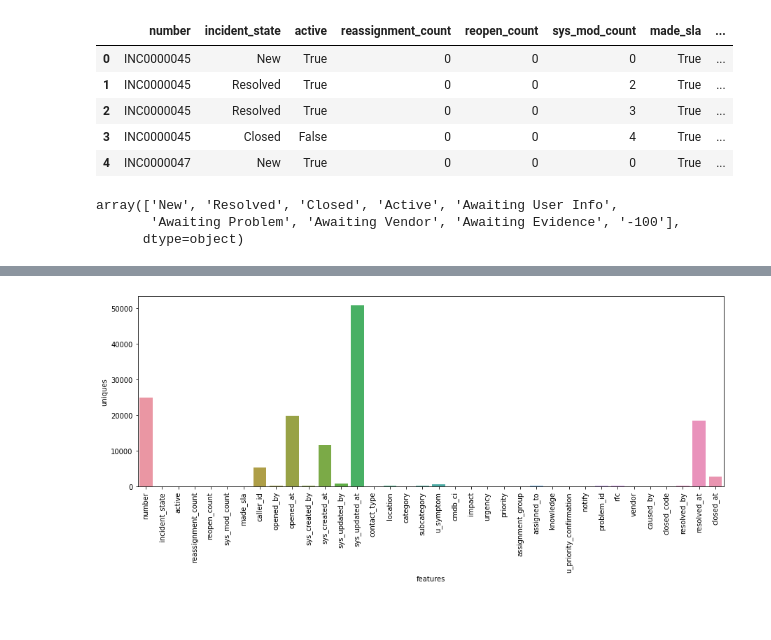
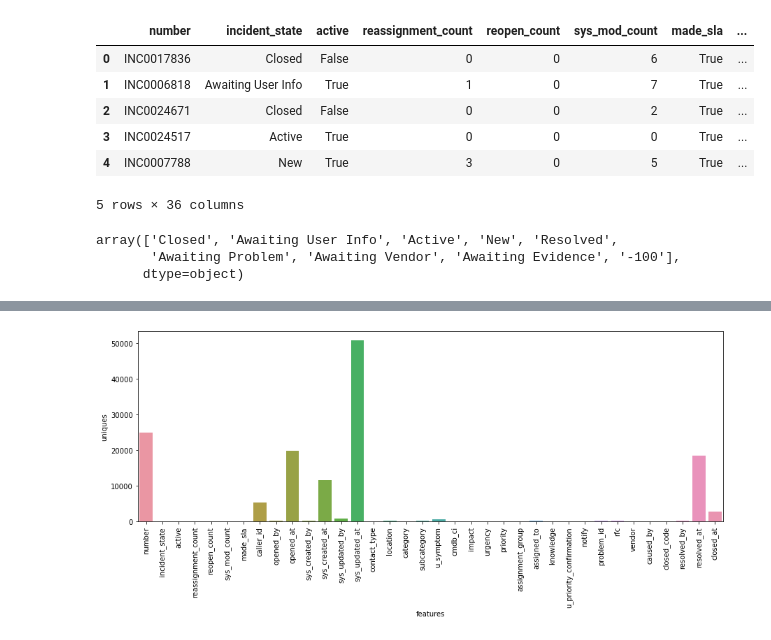
Before and after one commit to Spurti1993/ExcleR_Project, a Jupyter notebook: Impact_Prediction.ipynb, the cells around one changed output, grey strips where cells are left out. Cells and saved outputs as stored; diff of their text form; code cells hidden in the pictures.

```diff
--- a/Impact_Prediction.ipynb
+++ b/Impact_Prediction.ipynb
@@ -43,19 +31,20 @@ from sklearn.model_selection import train_test_split
 %matplotlib inline
 # %%
-df = pd.read_csv('incident_event_log.csv')
+df = pd.read_csv('incident_event_log1.csv')
 df.head()
 # %% [output]
 |  | number | incident_state | active | reassignment_count | reopen_count | sys_mod_count | made_sla | ... |
-| 0 | INC0000045 | New | True | 0 | 0 | 0 | True | ... |
-| 1 | INC0000045 | Resolved | True | 0 | 0 | 2 | True | ... |
-| 2 | INC0000045 | Resolved | True | 0 | 0 | 3 | True | ... |
-| 3 | INC0000045 | Closed | False | 0 | 0 | 4 | True | ... |
-| 4 | INC0000047 | New | True | 0 | 0 | 0 | True | ... |
+| 0 | INC0017836 | Closed | False | 0 | 0 | 6 | True | ... |
+| 1 | INC0006818 | Awaiting User Info | True | 1 | 0 | 7 | True | ... |
+| 2 | INC0024671 | Closed | False | 0 | 0 | 2 | True | ... |
+| 3 | INC0024517 | Active | True | 0 | 0 | 0 | True | ... |
+| 4 | INC0007788 | New | True | 3 | 0 | 5 | True | ... |
+5 rows × 36 columns
 # %%
 df.incident_state.unique()
 #'-100' in df.incident_state.unique()
 # %% [output]
-array(['New', 'Resolved', 'Closed', 'Active', 'Awaiting User Info',
+array(['Closed', 'Awaiting User Info', 'Active', 'New', 'Resolved',
        'Awaiting Problem', 'Awaiting Vendor', 'Awaiting Evidence', '-100'],
       dtype=object)
 # %%
```
Also changed, not shown: parts of 75 cells of this notebook, 4 other files.
